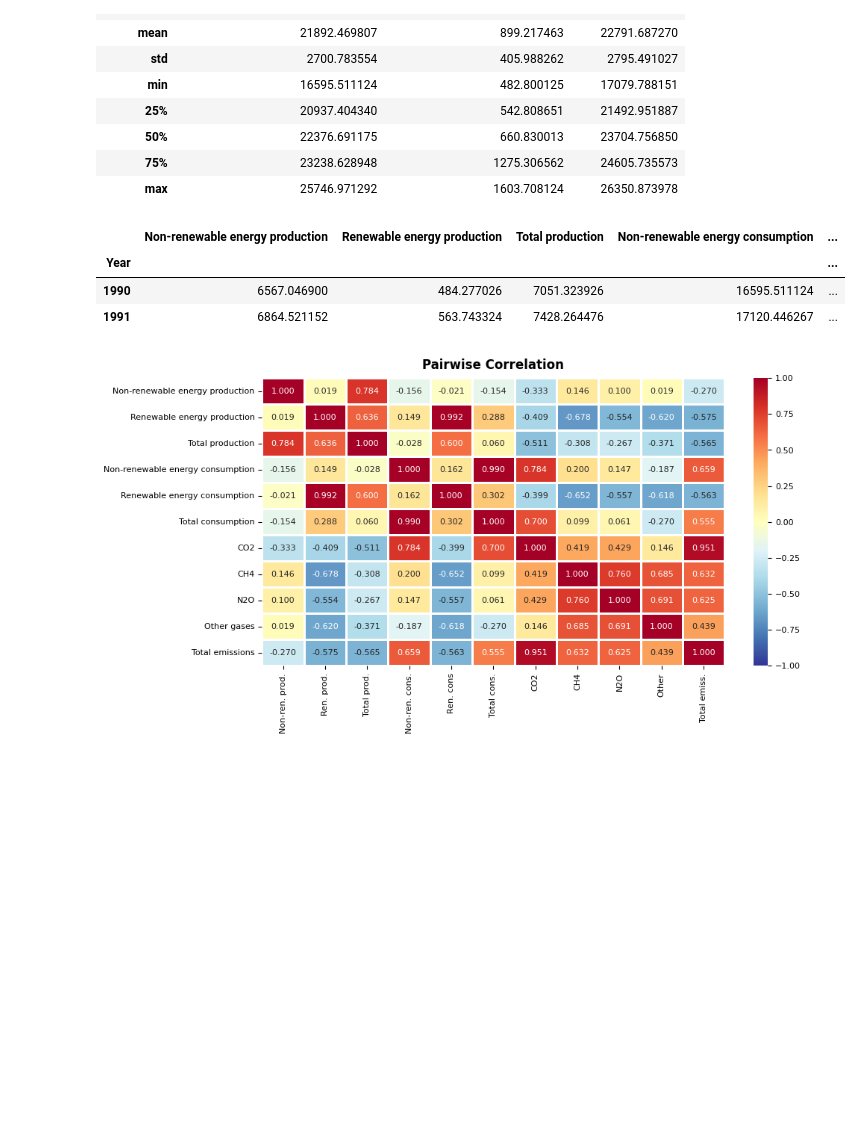
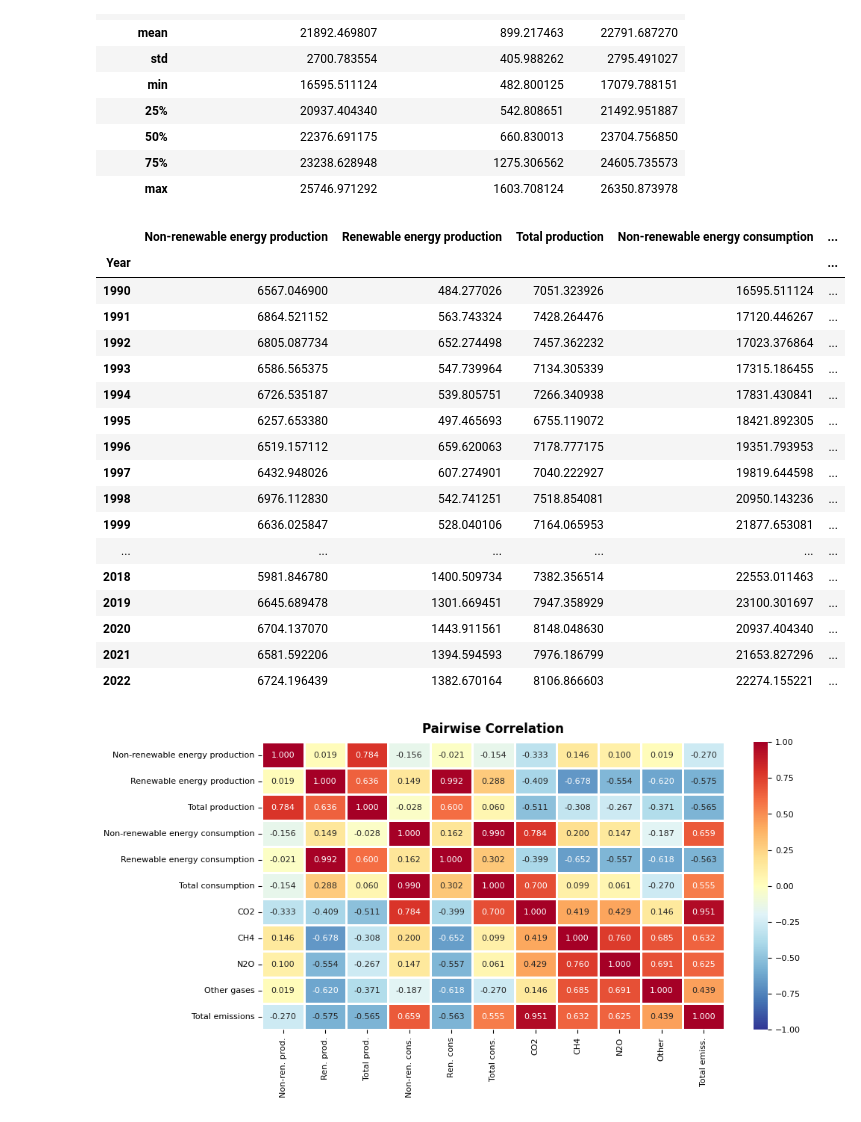
Before and after one commit to leocareer/DA_specialization, a Jupyter notebook: Sprint_10/S10_EDA.ipynb, the cells around one changed output. Drawn from its saved outputs; the diff is of its cells as text; code cells hidden in the pictures; blank space fills up the shorter version.

```diff
--- a/Sprint_10/S10_EDA.ipynb
+++ b/Sprint_10/S10_EDA.ipynb
@@ -331,12 +314,26 @@ df_consumption.describe()
 # %%
 df_concated = pd.concat([df_production, df_consumption, df_emissions], axis=1)
 
-df_concated.head(2)
+df_concated
 # %% [output]
 |  | Non-renewable energy production | Renewable energy production | Total production | Non-renewable energy consumption | ... |
 | Year |  |  |  |  | ... |
 | 1990 | 6567.046900 | 484.277026 | 7051.323926 | 16595.511124 | ... |
 | 1991 | 6864.521152 | 563.743324 | 7428.264476 | 17120.446267 | ... |
+| 1992 | 6805.087734 | 652.274498 | 7457.362232 | 17023.376864 | ... |
+| 1993 | 6586.565375 | 547.739964 | 7134.305339 | 17315.186455 | ... |
+| 1994 | 6726.535187 | 539.805751 | 7266.340938 | 17831.430841 | ... |
+| 1995 | 6257.653380 | 497.465693 | 6755.119072 | 18421.892305 | ... |
+| 1996 | 6519.157112 | 659.620063 | 7178.777175 | 19351.793953 | ... |
+| 1997 | 6432.948026 | 607.274901 | 7040.222927 | 19819.644598 | ... |
+| 1998 | 6976.112830 | 542.741251 | 7518.854081 | 20950.143236 | ... |
+| 1999 | 6636.025847 | 528.040106 | 7164.065953 | 21877.653081 | ... |
+| ... | ... | ... | ... | ... | ... |
+| 2018 | 5981.846780 | 1400.509734 | 7382.356514 | 22553.011463 | ... |
+| 2019 | 6645.689478 | 1301.669451 | 7947.358929 | 23100.301697 | ... |
+| 2020 | 6704.137070 | 1443.911561 | 8148.048630 | 20937.404340 | ... |
+| 2021 | 6581.592206 | 1394.594593 | 7976.186799 | 21653.827296 | ... |
+| 2022 | 6724.196439 | 1382.670164 | 8106.866603 | 22274.155221 | ... |
 # %%
 ticklabels = ['Non-ren. prod.', 'Ren. prod.', 'Total prod.', 'Non-ren. cons.', 'Ren. cons', 'Total cons.', 'CO2', 'CH4', 'N2O', 'Other', 'Total emiss.']
 
```
Also changed, not shown: parts of 12 cells of this notebook, 11 other files.
